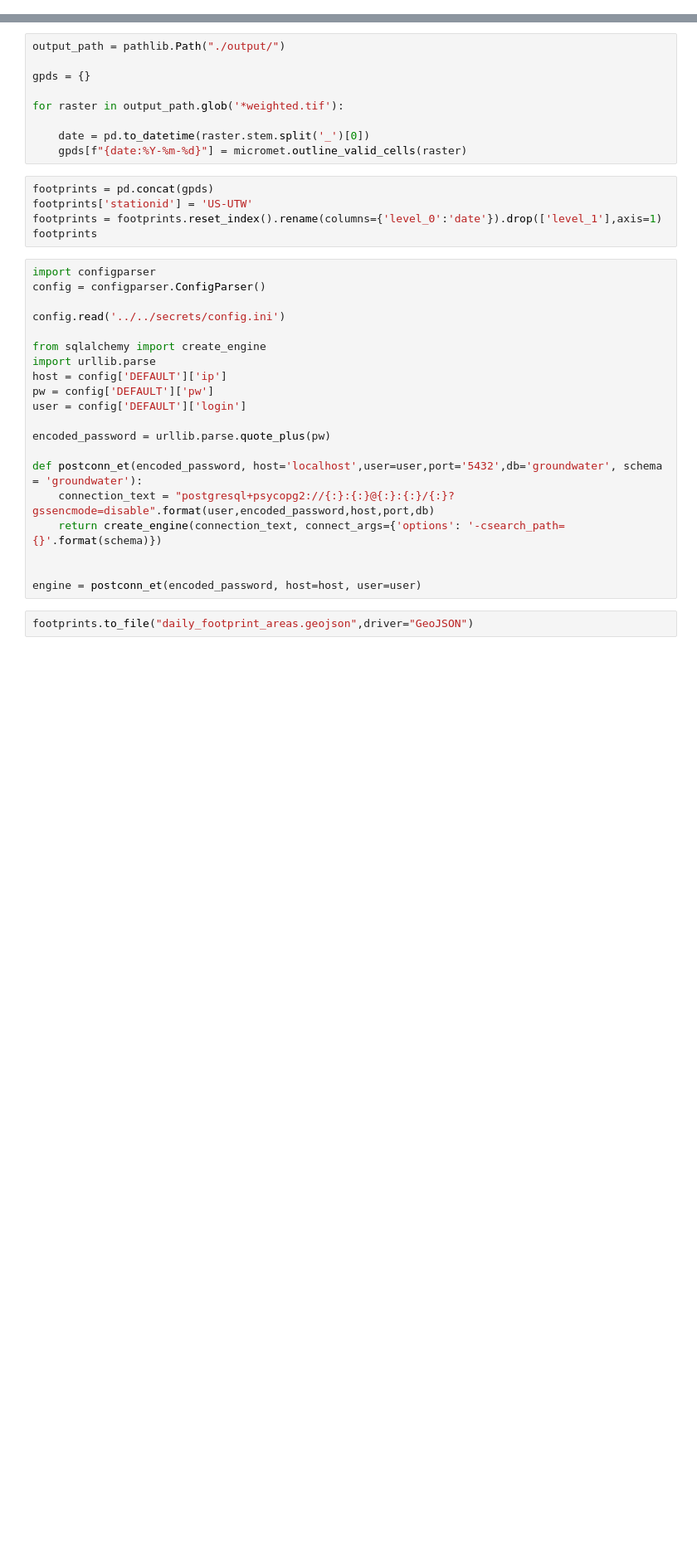
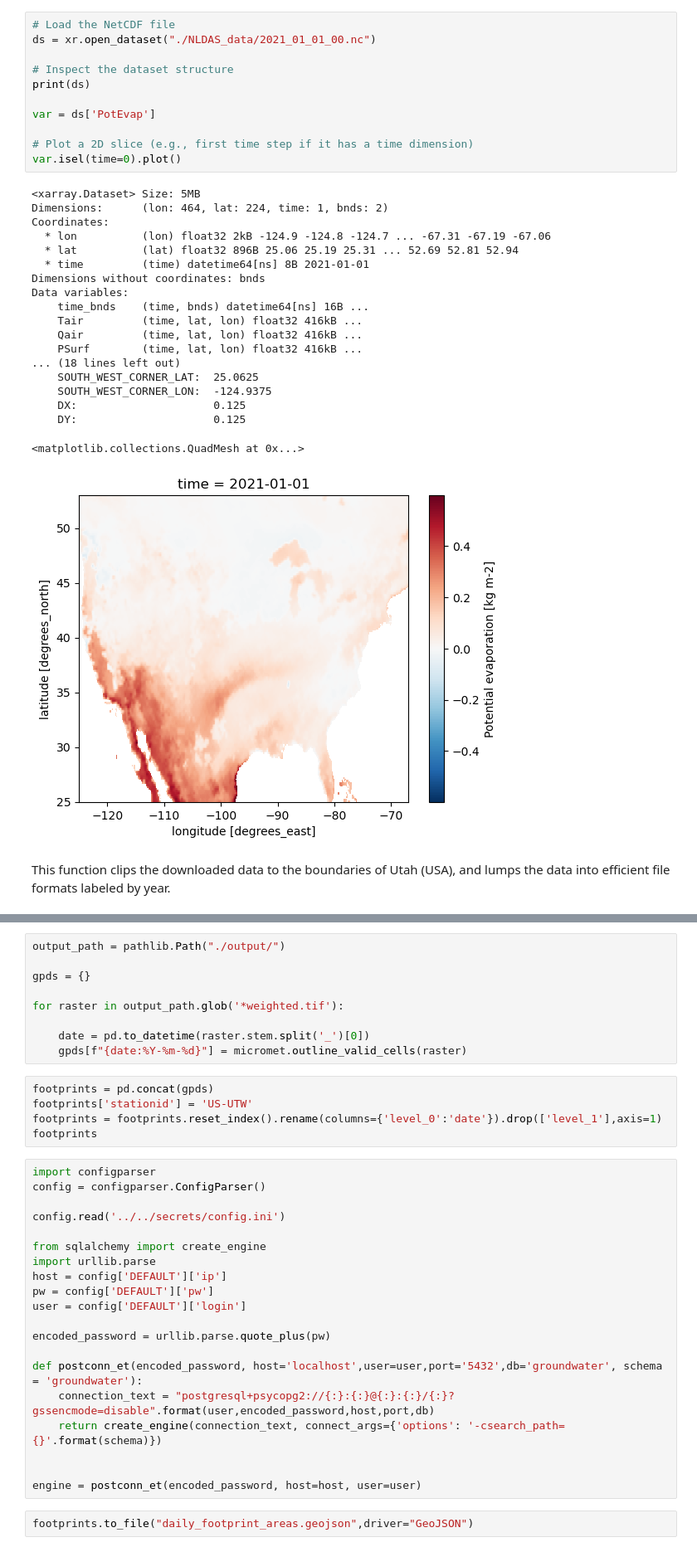
Before and after one commit to inkenbrandt/footprints, a Jupyter notebook: docs/notebooks/NLDAS_Download_and_Summarize.ipynb, the cells around one changed output, grey strips where cells are left out. Shown: that part at 83% size. Drawn from its saved outputs; the diff is of its cells as text; blank space fills up the shorter version.

```diff
--- a/docs/notebooks/NLDAS_Download_and_Summarize.ipynb
+++ b/docs/notebooks/NLDAS_Download_and_Summarize.ipynb
@@ -50 +55,34 @@ for date in pd.date_range(start='2021-01-01', end='2025-02-01',freq='h'):
+# %%
+# Load the NetCDF file
+ds = xr.open_dataset("./NLDAS_data/2021_01_01_00.nc")
+
+# Inspect the dataset structure
+print(ds)
+
+var = ds['PotEvap']
+
+# Plot a 2D slice (e.g., first time step if it has a time dimension)
+var.isel(time=0).plot()
+# %% [output]
+<xarray.Dataset> Size: 5MB
+Dimensions:      (lon: 464, lat: 224, time: 1, bnds: 2)
+Coordinates:
+  * lon          (lon) float32 2kB -124.9 -124.8 -124.7 ... -67.31 -67.19 -67.06
+  * lat          (lat) float32 896B 25.06 25.19 25.31 ... 52.69 52.81 52.94
+  * time         (time) datetime64[ns] 8B 2021-01-01
+Dimensions without coordinates: bnds
+Data variables:
+    time_bnds    (time, bnds) datetime64[ns] 16B ...
+    Tair         (time, lat, lon) float32 416kB ...
+    Qair         (time, lat, lon) float32 416kB ...
+    PSurf        (time, lat, lon) float32 416kB ...
+... (18 lines left out)
+    SOUTH_WEST_CORNER_LAT:  25.0625
+    SOUTH_WEST_CORNER_LON:  -124.9375
+    DX:                     0.125
+    DY:                     0.125
+<matplotlib.collections.QuadMesh at 0x...>
+[figure, added]
+# %% [markdown]
+This function clips the downloaded data to the boundaries of Utah (USA), and lumps the data into efficient file formats labeled by year.
 # %%
```
Also changed, not shown: parts of 16 cells of this notebook, 11 other files.
